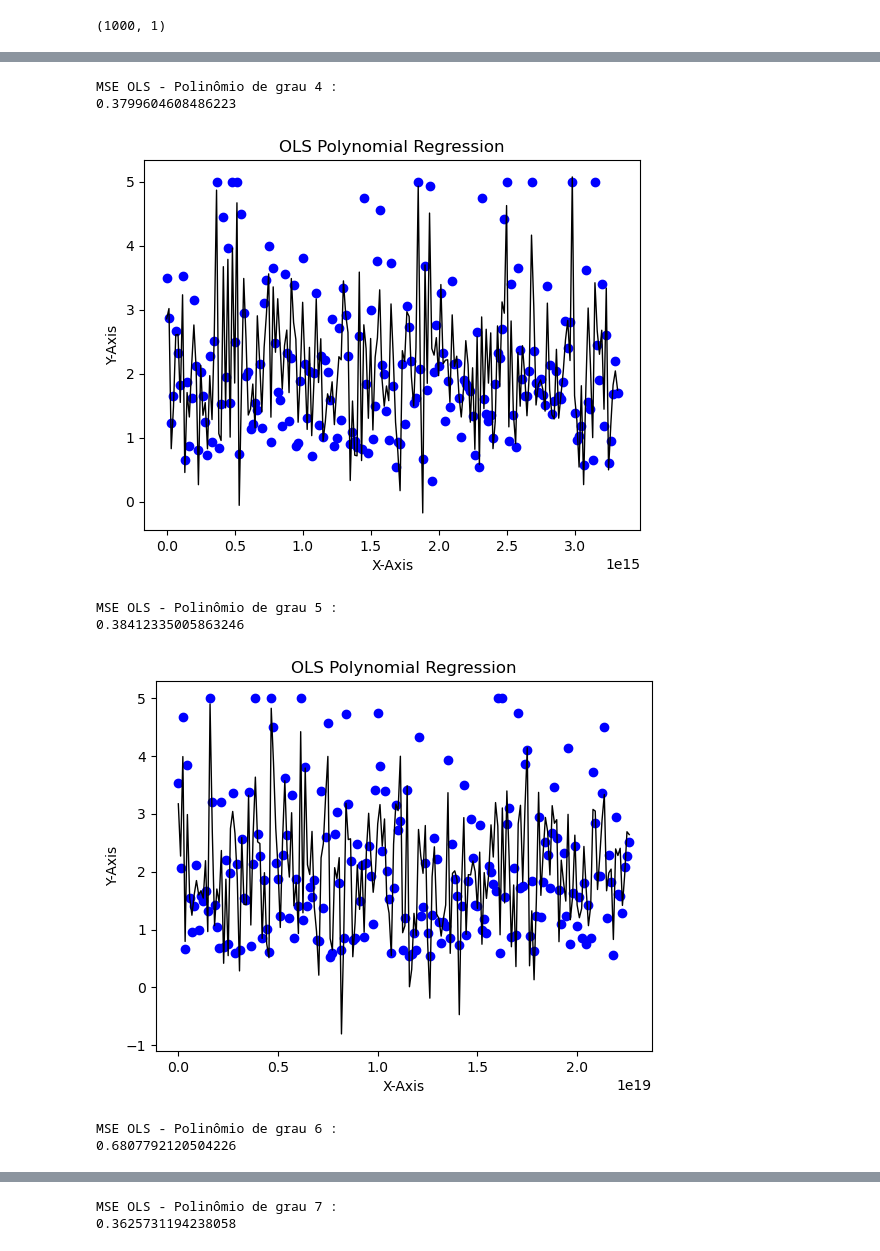
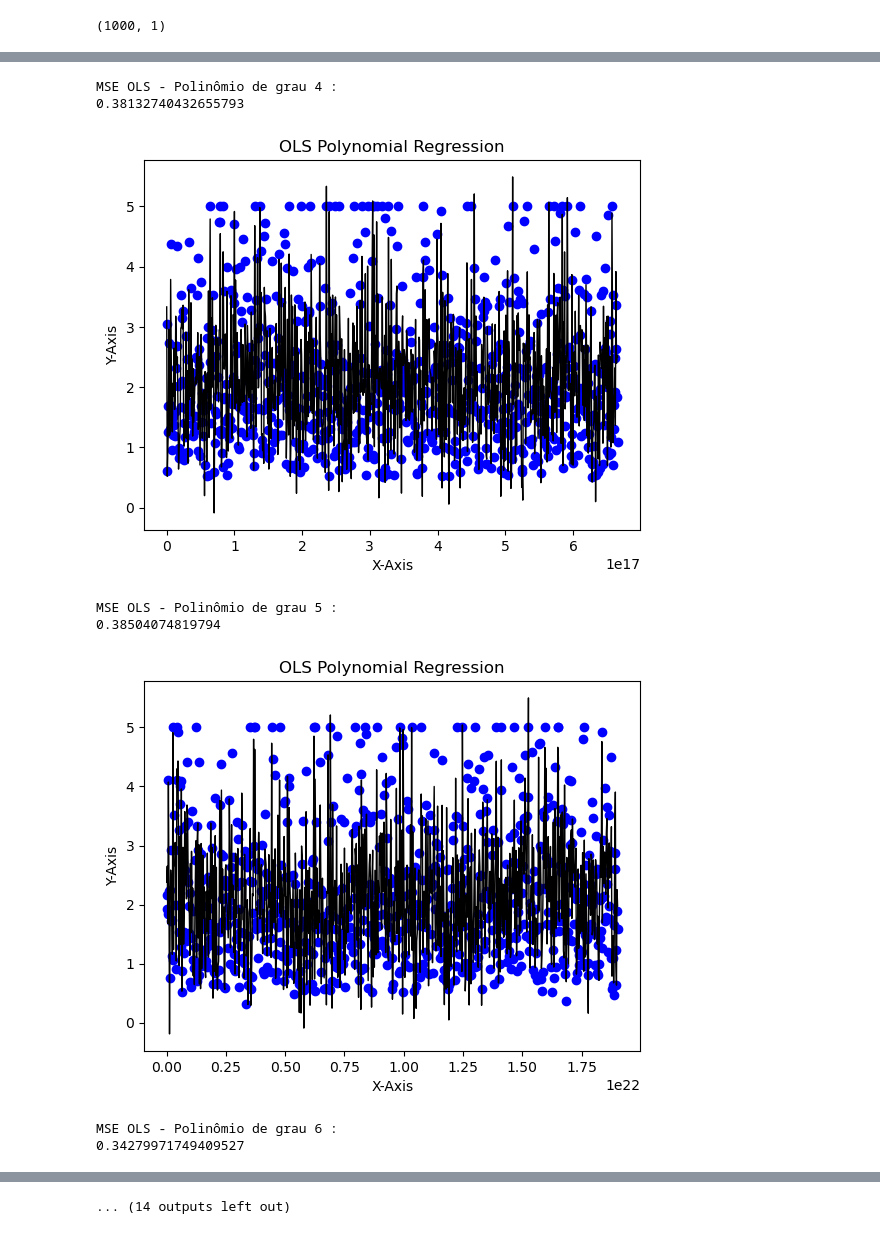
Before and after one commit to Louis-Ian/MachineLearning, a Jupyter notebook: Lista 1/list_01.ipynb, the cells around one changed output, grey strips where cells are left out. Cells and saved outputs as stored; diff of their text form; code cells hidden in the pictures.

```diff
--- a/Lista 1/list_01.ipynb
+++ b/Lista 1/list_01.ipynb
@@ -34,27 +34,6 @@ def mse_ols(x: np.ndarray, w: np.ndarray, y: np.ndarray):
 
 def rmse_ols(x: np.ndarray, w: np.ndarray, y: np.ndarray):
     return np.sqrt(mse_ols(x, w, y))
-# %%
-def ols(x: np.ndarray, y: np.ndarray):
-    # Entradas do modelo
-    X = x.copy()
-
-    # Saída do modelo
-    Y = y.copy()
-
-    # Adicionando uma coluna de 1's para o termo independente
-    X = np.hstack((np.ones((X.shape[0], 1)), X))
-
-    # Forma literal de calcular w
-    # w_ols = np.linalg.inv(X.T @ X) @ X.T @ y
-
-    # Forma mais eficiente de calcular w, pois não é necessário calcular a inversa de X.T @ X
-    w_ols = np.linalg.solve(X.T @ X, X.T @ y)
-
-    # Calculando o MSE
-    mse = mse_ols(X, w_ols, Y)
-
-    return w_ols, mse
 # %%
 def add_independent_term_column(x: np.ndarray):
     return np.hstack((np.ones((x.shape[0], 1)), x))
@@ -347,28 +351,28 @@ def split_train_test(x: np.ndarray, y: np.ndarray, split: float):
 
     return train, test
 # %%
-for e in range(1, 8):
+for e in range(1, 14):
     x_california_poly_data = polify(x_california_data, e)
 
     california_train_data, california_test_data = split_train_test(x_california_poly_data, y_california_data, 0.8)
 
-    x_california_poly_test_data = add_independent_term_column(california_test_data[:, :-1])
-    y_california_poly_test_data = california_test_data[:, [-1]]
+    x_california_poly_train_data = add_independent_term_column(california_train_data[:, :-1])
+    y_california_poly_train_data = california_train_data[:, [-1]]
 
-    w_california_poly_data_ols, mse_california_data_ols = ols(x_california_poly_data, y_california_data)
+    w_california_poly_data_ols, mse_california_data_ols = ols(x_california_poly_train_data, y_california_poly_train_data)
 
     print(f"MSE OLS - Polinômio de grau {e} :\n{mse_california_data_ols}")
 
     fig, ax = plt.subplots()
 
-    x_range_poly = np.linspace(x_california_poly_test_data.min(), x_california_poly_test_data.max(), 200).reshape(-1, 1)
-    y_range_poly = x_california_poly_test_data @ w_california_poly_data_ols
+    x_range_poly = np.linspace(x_california_poly_train_data.min(), x_california_poly_train_data.max(), 800).reshape(-1, 1)
+    y_range_poly = x_california_poly_train_data @ w_california_poly_data_ols
 
     ax.set_title("OLS Polynomial Regression")
     ax.set_ylabel("Y-Axis")
     ax.set_xlabel("X-Axis")
 
-    ax.scatter(x_range_poly, y_california_poly_test_data, color='blue', marker='o')
+    ax.scatter(x_range_poly, y_california_poly_train_data, color='blue', marker='o')
     ax.plot(x_range_poly, y_range_poly, color='black', linewidth='1.0')
 
     plt.show()
@@ -385,8 +389,8 @@ MSE OLS - Polinômio de grau 3 :
 MSE OLS - Polinômio de grau 4 :
-0.3799604608486223
+0.38132740432655793
-[figure, old version]
+[figure, new version]
 MSE OLS - Polinômio de grau 5 :
-0.38412335005863246
+0.38504074819794
-[figure, old version]
+[figure, new version]
 MSE OLS - Polinômio de grau 6 :
-0.6807792120504226
+0.34279971749409527
@@ -394,2 +398 @@ MSE OLS - Polinômio de grau 6 :
-MSE OLS - Polinômio de grau 7 :
-0.3625731194238058
+... (14 outputs left out)
```
Also changed, not shown: parts of 11 cells of this notebook, 2 other files.
